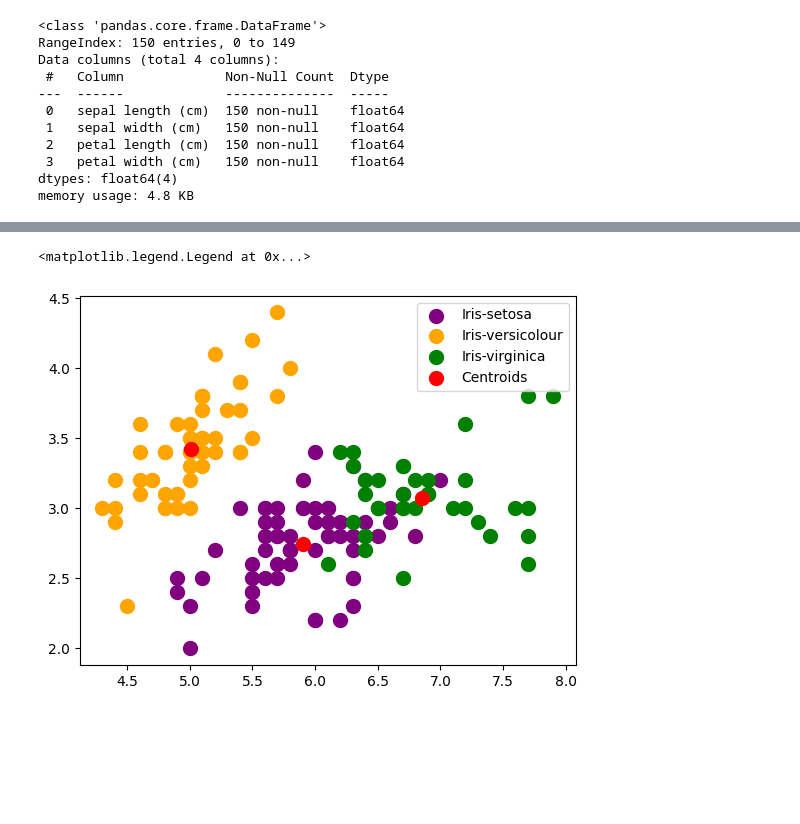
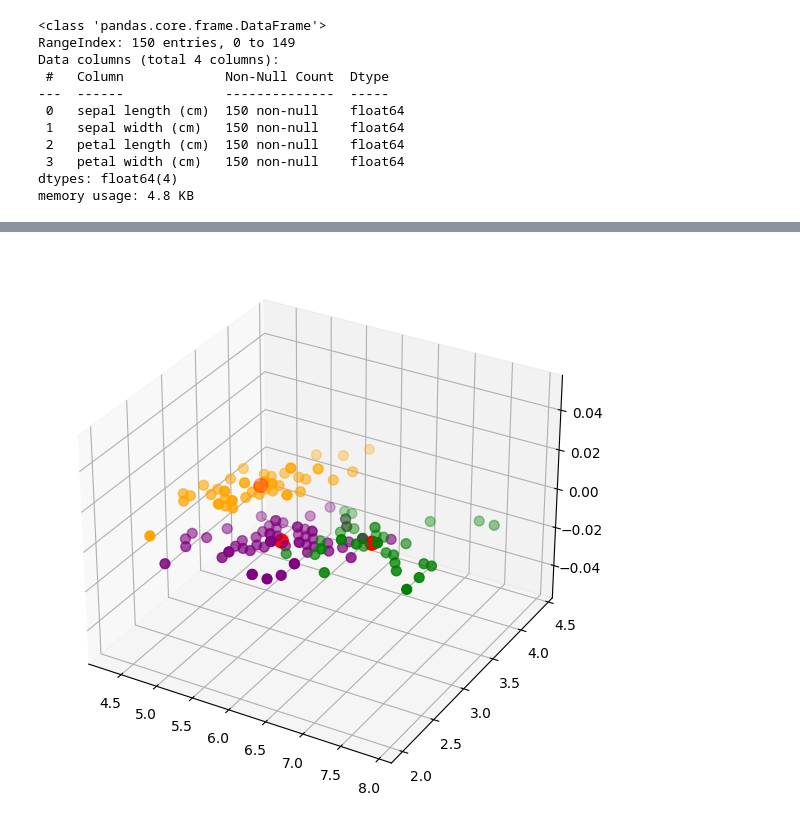
Before and after one commit to PranshuSingh256/Sparks-Foundation-Tasks, a Jupyter notebook: T2 UL.ipynb, the cells around one changed output, grey strips where cells are left out. Saved outputs shown, nothing was run; the diff lists cells and outputs as text; code cells hidden in the pictures; blank space fills up the shorter version.

```diff
--- a/T2 UL.ipynb
+++ b/T2 UL.ipynb
@@ -53,0 +64,4 @@ Cleaning the data by removing Column id & Species for unsupervised learning prob
+# %%
+print(data.isnull().sum(), '\n\nNumber of duplicate rows: ' , data.duplicated().sum())
+data.drop_duplicates(inplace=True)
+data.shape[0]
@@ -64,14 +93,12 @@ for i in range(1, 15):
     kmeans.fit(iris_df)
     wcss.append(kmeans.inertia_)
 # %%
-# Plotting the results onto a line graph,
-# `allowing us to observe 'The elbow'
-
 # mpl.plot(range(1, 15), wcss)
+mpl.rcParams["figure.figsize"] = [5,3]
 mpl.plot(range(1, 15), wcss, 'go--', color='green')
 mpl.title('The elbow method')
-mpl.xlabel('Number of clusters')
-mpl.ylabel('WCSS') # Within cluster sum of squares
+mpl.xlabel('Number of clusters', size='8')
+mpl.ylabel('WCSS', size='8') # Within cluster sum of squares
 mpl.grid()
 mpl.show()
 # %% [output]
@@ -79,4 +110,3 @@ mpl.show()
 # %%
-kmeans = KMeans(n_clusters = 3, init = 'k-means++',
-                max_iter = 300, n_init = 10, random_state = 0)
-y_kmeans = kmeans.fit_predict(iris_df)
+model = KMeans(n_clusters = 3, init = 'k-means++', max_iter = 300, n_init = 10, random_state = 0)
+y_kmeans = model.fit_predict(iris_df)
@@ -83,12 +127,12 @@ y_kmeans = kmeans.fit_predict(iris_df)
 # %%
-mpl.scatter(iris_df[y_kmeans == 0, 0], iris_df[y_kmeans == 0, 1], s = 100, c = 'purple', label = 'Iris-setosa')
-mpl.scatter(iris_df[y_kmeans == 1, 0], iris_df[y_kmeans == 1, 1], s = 100, c = 'orange', label = 'Iris-versicolour')
-mpl.scatter(iris_df[y_kmeans == 2, 0], iris_df[y_kmeans == 2, 1], s = 100, c = 'green', label = 'Iris-virginica')
+fig = mpl.figure(figsize = (7,7))
+ax = fig.add_subplot(111, projection='3d')
+mpl.scatter(iris_df[y_kmeans == 0, 0], iris_df[y_kmeans == 0, 1], s=50, c='purple', label='Iris-setosa')
+mpl.scatter(iris_df[y_kmeans == 1, 0], iris_df[y_kmeans == 1, 1], s=50, c='orange', label='Iris-versicolour')
+mpl.scatter(iris_df[y_kmeans == 2, 0], iris_df[y_kmeans == 2, 1], s=50, c='green', label='Iris-virginica')
 
 #Plotting the centroids of the clusters
-mpl.scatter(kmeans.cluster_centers_[:, 0], kmeans.cluster_centers_[:,1], s = 100, c = 'red', label = 'Centroids')
-
-mpl.legend()
+mpl.scatter(model.cluster_centers_[:, 0], model.cluster_centers_[:,1], s = 100, c = 'red', label = 'Centroids')
+mpl.show()
 # %% [output]
-<matplotlib.legend.Legend at 0x...>
-[figure, old version]
+[figure, new version]
```
Also changed, not shown: parts of 23 cells of this notebook, 2 other files.
